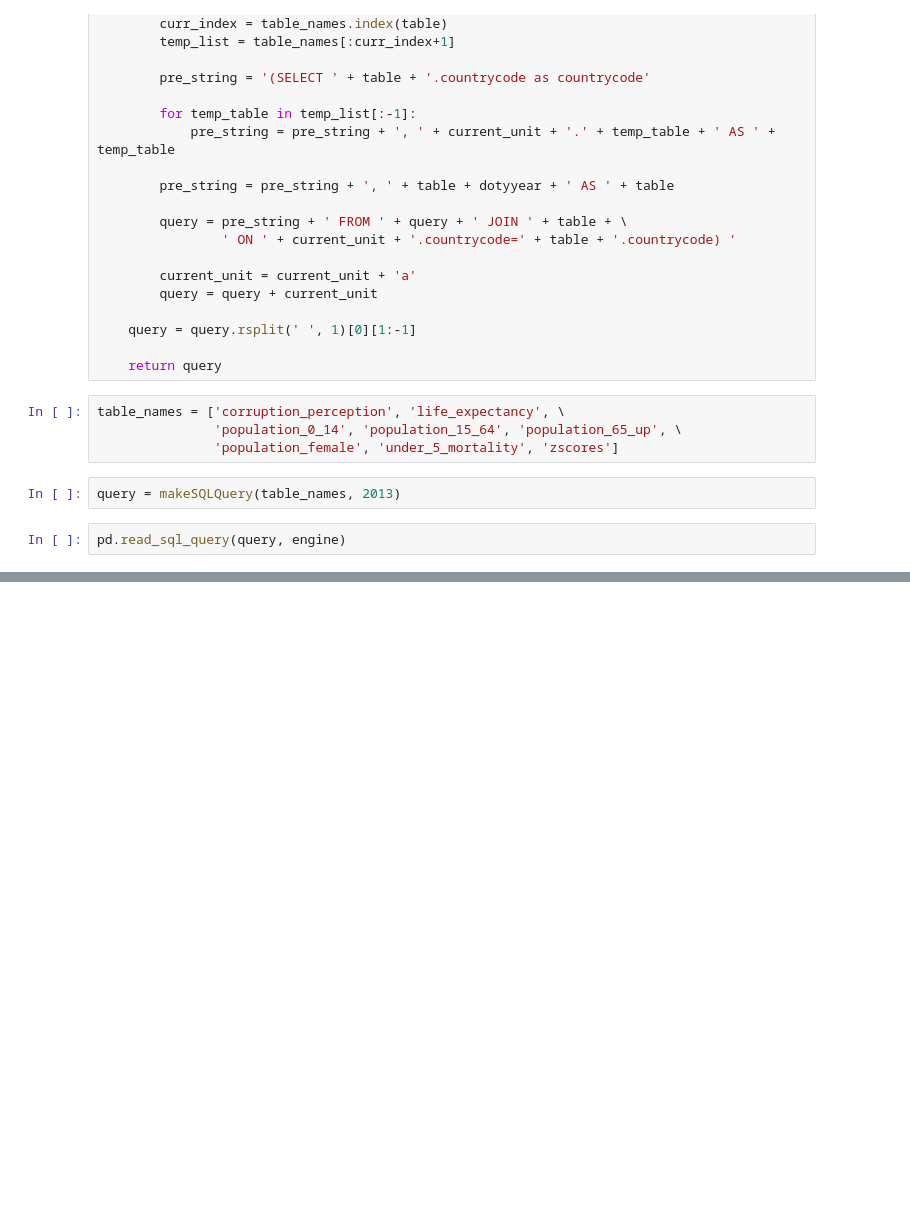
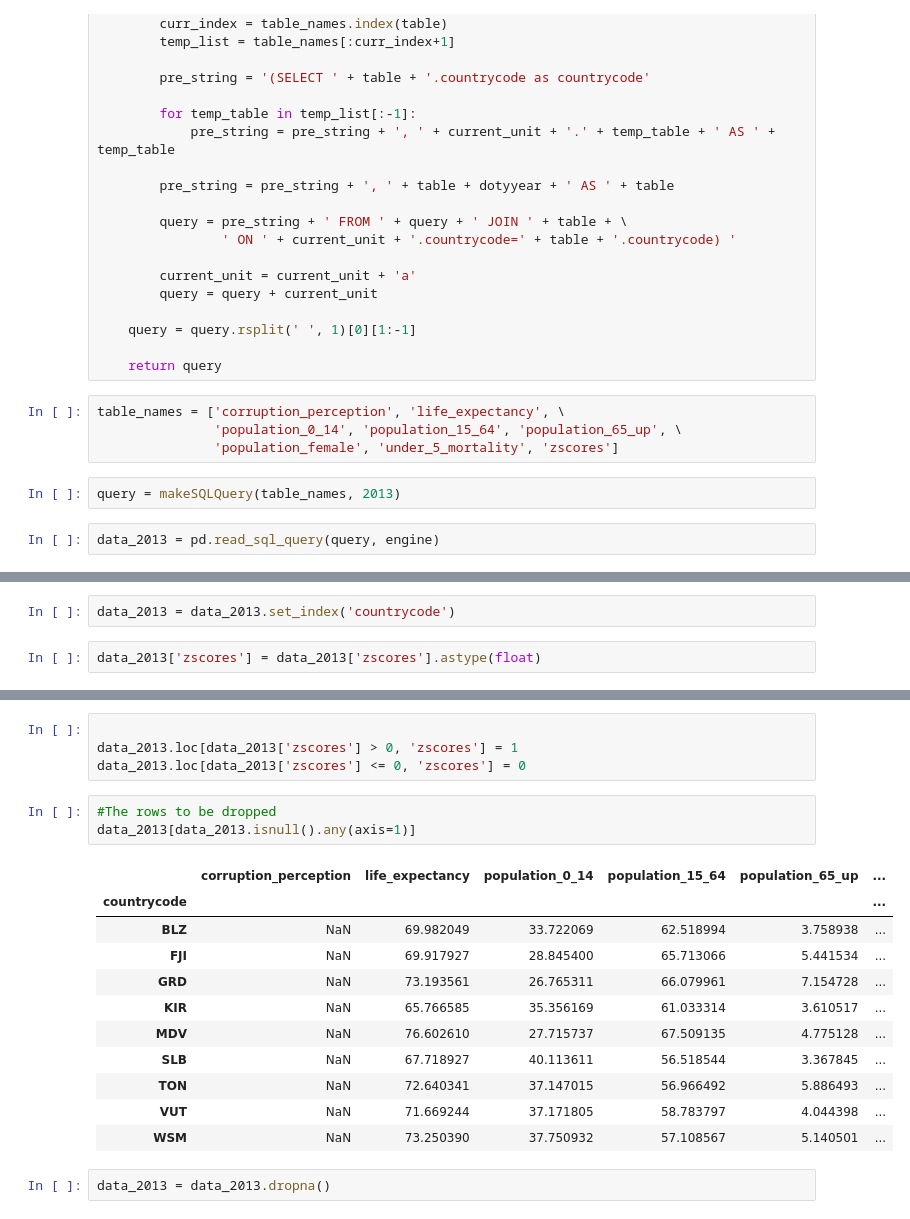
Before and after one commit to emilyhoughkovacs/humanitarian_unrest_classifier, a Jupyter notebook: ken_m/analyze_sql_data.ipynb, the cells around one changed output, grey strips where cells are left out. Cells and saved outputs as stored; diff of their text form; blank space fills up the shorter version.

```diff
--- a/ken_m/analyze_sql_data.ipynb
+++ b/ken_m/analyze_sql_data.ipynb
@@ -92,4 +111,4 @@ table_names = ['corruption_perception', 'life_expectancy', \
 # %%
 query = makeSQLQuery(table_names, 2013)
 # %%
-pd.read_sql_query(query, engine)
+data_2013 = pd.read_sql_query(query, engine)
@@ -114,0 +115,4 @@ pd.read_sql_query(query, engine)
+# %%
+data_2013 = data_2013.set_index('countrycode')
+# %%
+data_2013['zscores'] = data_2013['zscores'].astype(float)
@@ -114,0 +129,21 @@ pd.read_sql_query(query, engine)
+# %%
+
+data_2013.loc[data_2013['zscores'] > 0, 'zscores'] = 1
+data_2013.loc[data_2013['zscores'] <= 0, 'zscores'] = 0
+# %%
+#The rows to be dropped
+data_2013[data_2013.isnull().any(axis=1)]
+# %% [output]
+|  | corruption_perception | life_expectancy | population_0_14 | population_15_64 | population_65_up | ... |
+| countrycode |  |  |  |  |  | ... |
+| BLZ | NaN | 69.982049 | 33.722069 | 62.518994 | 3.758938 | ... |
+| FJI | NaN | 69.917927 | 28.845400 | 65.713066 | 5.441534 | ... |
+| GRD | NaN | 73.193561 | 26.765311 | 66.079961 | 7.154728 | ... |
+| KIR | NaN | 65.766585 | 35.356169 | 61.033314 | 3.610517 | ... |
+| MDV | NaN | 76.602610 | 27.715737 | 67.509135 | 4.775128 | ... |
+| SLB | NaN | 67.718927 | 40.113611 | 56.518544 | 3.367845 | ... |
+| TON | NaN | 72.640341 | 37.147015 | 56.966492 | 5.886493 | ... |
+| VUT | NaN | 71.669244 | 37.171805 | 58.783797 | 4.044398 | ... |
+| WSM | NaN | 73.250390 | 37.750932 | 57.108567 | 5.140501 | ... |
+# %%
+data_2013 = data_2013.dropna()
```
Also changed, not shown: parts of 45 cells of this notebook, 11 other files.
